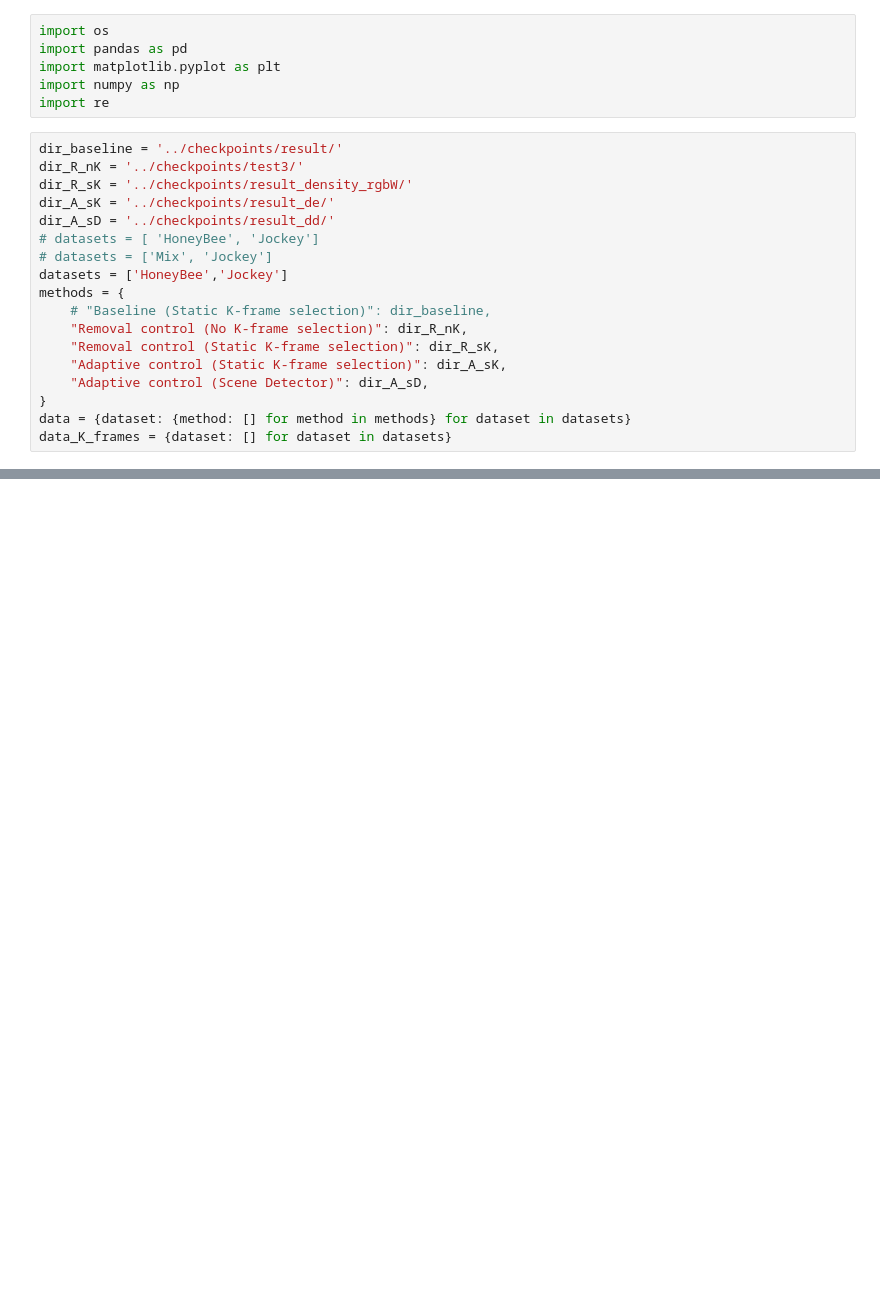
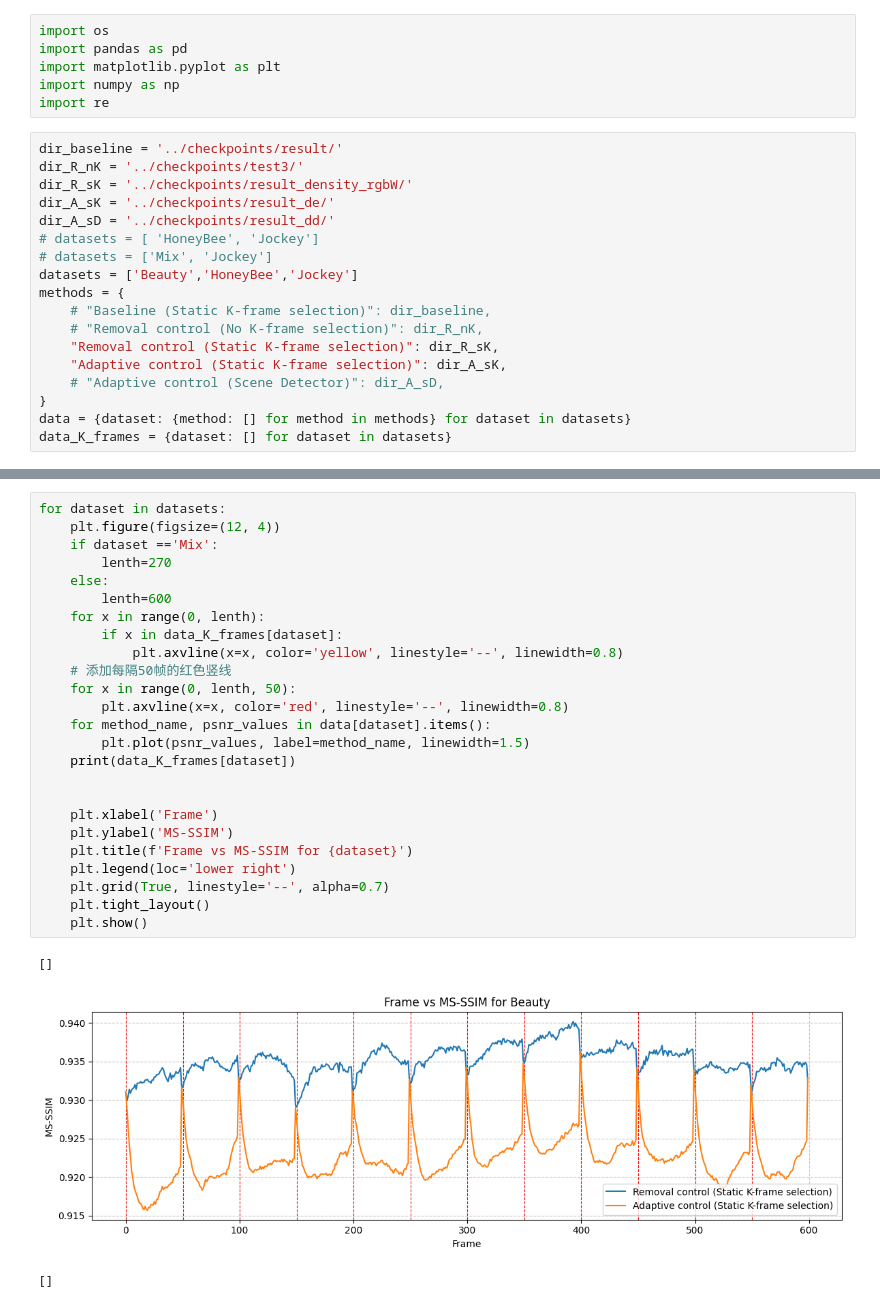
Before and after one commit to ac-freeman/GSVC, a Jupyter notebook: Visualization/Eveluation3.ipynb, the cells around one changed output, grey strips where cells are left out. Cells and saved outputs as stored; diff of their text form; blank space fills up the shorter version.

```diff
--- a/Visualization/Eveluation3.ipynb
+++ b/Visualization/Eveluation3.ipynb
@@ -12,13 +12,13 @@ dir_A_sK = '../checkpoints/result_de/'
 dir_A_sD = '../checkpoints/result_dd/'
 # datasets = [ 'HoneyBee', 'Jockey']
 # datasets = ['Mix', 'Jockey']
-datasets = ['HoneyBee','Jockey']
+datasets = ['Beauty','HoneyBee','Jockey']
 methods = {
     # "Baseline (Static K-frame selection)": dir_baseline,
-    "Removal control (No K-frame selection)": dir_R_nK,
+    # "Removal control (No K-frame selection)": dir_R_nK,
     "Removal control (Static K-frame selection)": dir_R_sK,
     "Adaptive control (Static K-frame selection)": dir_A_sK,
-    "Adaptive control (Scene Detector)": dir_A_sD,
+    # "Adaptive control (Scene Detector)": dir_A_sD,
 }
 data = {dataset: {method: [] for method in methods} for dataset in datasets}
 data_K_frames = {dataset: [] for dataset in datasets}
@@ -40,0 +41,29 @@ for dataset in datasets:
+# %%
+for dataset in datasets:
+    plt.figure(figsize=(12, 4))
+    if dataset =='Mix':
+        lenth=270
+    else:
+        lenth=600
+    for x in range(0, lenth):
+        if x in data_K_frames[dataset]:
+            plt.axvline(x=x, color='yellow', linestyle='--', linewidth=0.8)
+    # 添加每隔50帧的红色竖线
+    for x in range(0, lenth, 50):
+        plt.axvline(x=x, color='red', linestyle='--', linewidth=0.8)
+    for method_name, psnr_values in data[dataset].items():
+        plt.plot(psnr_values, label=method_name, linewidth=1.5)
+    print(data_K_frames[dataset])
+
+
+    plt.xlabel('Frame')
+    plt.ylabel('MS-SSIM')
+    plt.title(f'Frame vs MS-SSIM for {dataset}')
+    plt.legend(loc='lower right')
+    plt.grid(True, linestyle='--', alpha=0.7)
+    plt.tight_layout()
+    plt.show()
+# %% [output]
+[]
+[figure, added]
+[]
```
Also changed, not shown: parts of 6 cells of this notebook, 7 other files.
